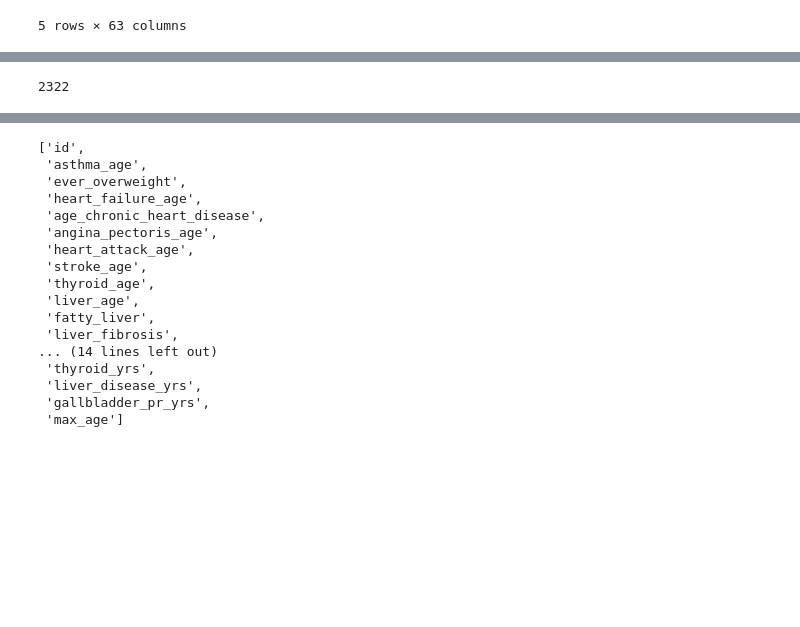
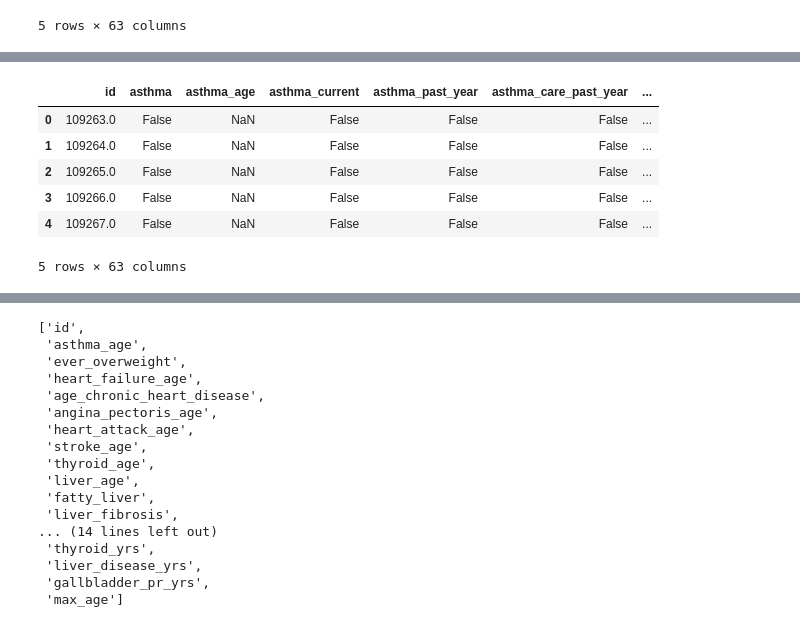
Before and after one commit to equitymarkets/HeartAttackPrediction, a Jupyter notebook: neural_network.ipynb, the cells around one changed output, grey strips where cells are left out. Drawn from its saved outputs; the diff is of its cells as text; code cells hidden in the pictures; blank space fills up the shorter version.

```diff
--- a/neural_network.ipynb
+++ b/neural_network.ipynb
@@ -24,6 +25,7 @@ file_path = "/content/drive/MyDrive/health_project/Resources/P_MCQ.XPT"
 # Pull appropriate XPT from directory
 raw_health_xpt_df = pd.read_sas(file_path, format='xport')
 # %%
+# Change all column names
 health_df = raw_health_xpt_df.copy()
 health_df = health_df.rename(columns = {'SEQN': 'id',
                                         'MCQ010': 'asthma',
@@ -57,15 +59,15 @@ health_df = health_df.rename(columns = {'SEQN': 'id',
                                         'MCQ160P': 'COPD-emphysema-ChB',
                                         'MCQ160L': 'liver',
                                         'MCQ170L': 'liver_current',
-                                        'MCD180L': 'thyroid_age',
+                                        'MCD180L': 'liver_age',
                                         'MCQ500': 'liver_any',
-                                        'MCQ510A': 'liver_age',
+                                        'MCQ510A': 'fatty_liver',
                                         'MCQ510B': 'liver_fibrosis',
                                         'MCQ510C': 'liver_cirrhosis',
                                         'MCQ510D': 'liver_viral_hepatitis',
-                                        'MCQ510E': 'hepatitis',
+                                        'MCQ510E': 'liver_autoimmune_hepatitis',
                                         'MCQ510F': 'other_liver_disease',
-                                        'MCQ520': 'abdominal-pain_year',
+                                        'MCQ520': 'abdominal-pain_12mo',
                                         'MCQ530': 'pain_location',
                                         'MCQ540': 'pain_dr', 'MCQ550': 'gallstones',
                                         'MCQ560': 'gallbladder_surgery',
@@ -209,6 +100,0 @@ raw_health_df
-# %%
-result0 = (raw_health_xpt_df['asthma_age'] != 0).sum()
-
-result0
-# %% [output]
-2322
@@ -214,0 +154,10 @@ result0
+# %%
+health_df.head()
+# %% [output]
+|  | id | asthma | asthma_age | asthma_current | asthma_past_year | asthma_care_past_year | ... |
+| 0 | 109263.0 | False | NaN | False | False | False | ... |
+| 1 | 109264.0 | False | NaN | False | False | False | ... |
+| 2 | 109265.0 | False | NaN | False | False | False | ... |
+| 3 | 109266.0 | False | NaN | False | False | False | ... |
+| 4 | 109267.0 | False | NaN | False | False | False | ... |
+5 rows × 63 columns
```
Also changed, not shown: parts of 9 cells of this notebook.
